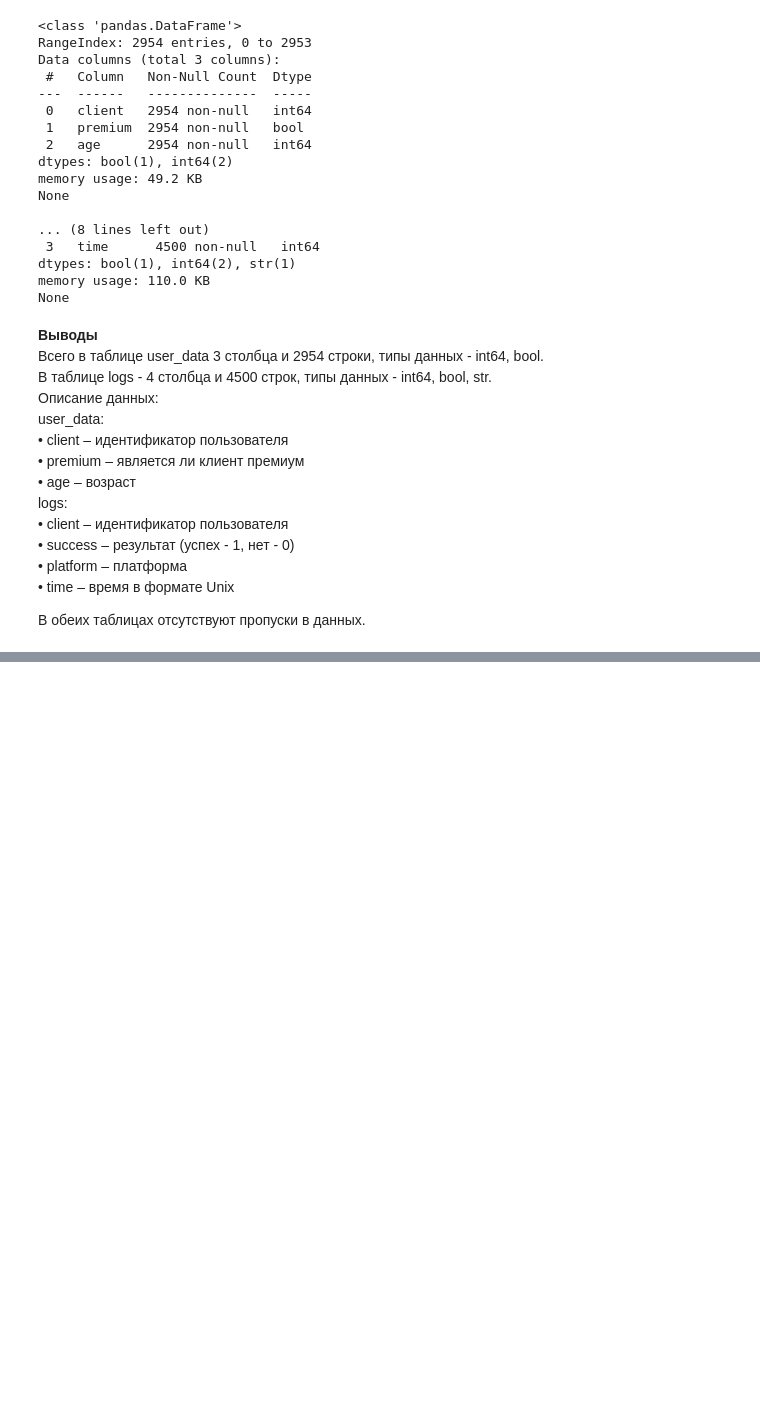
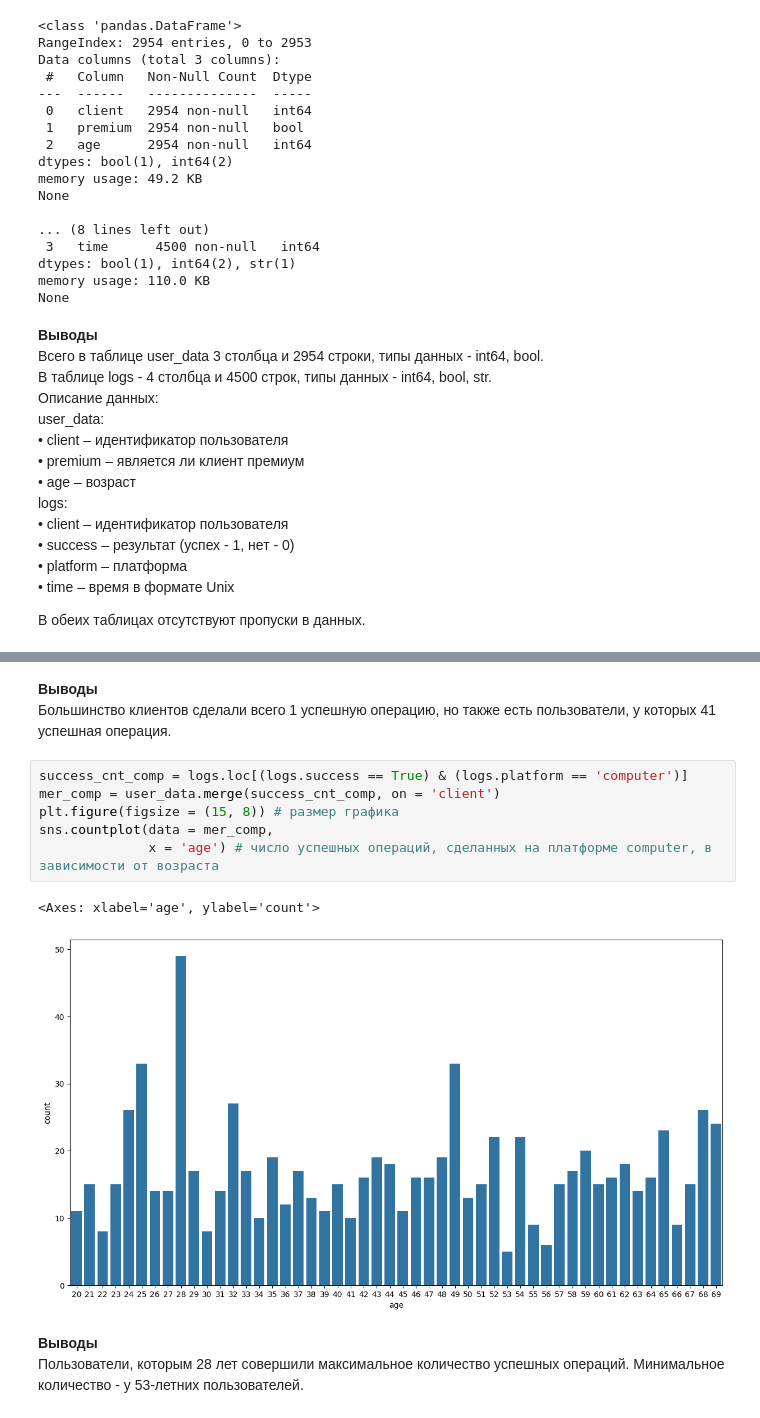
Before and after one commit to olisun-gif/Python, a Jupyter notebook: 3. Пользователи (users_logs).ipynb, the cells around one changed output, grey strips where cells are left out. Drawn from its saved outputs; the diff is of its cells as text; blank space fills up the shorter version.

```diff
--- a/3. Пользователи (users_logs).ipynb
+++ b/3. Пользователи (users_logs).ipynb
@@ -74,0 +134,15 @@ print(succ)
+# %% [markdown]
+<b>Выводы</b>
+Большинство клиентов сделали всего 1 успешную операцию, но также есть пользователи, у которых 41 успешная операция.
+# %%
+success_cnt_comp = logs.loc[(logs.success == True) & (logs.platform == 'computer')]
+mer_comp = user_data.merge(success_cnt_comp, on = 'client')
+plt.figure(figsize = (15, 8)) # размер графика
+sns.countplot(data = mer_comp,
+              x = 'age') # число успешных операций, сделанных на платформе computer, в зависимости от возраста
+# %% [output]
+<Axes: xlabel='age', ylabel='count'>
+[figure, added]
+# %% [markdown]
+<b>Выводы</b>
+Пользователи, которым 28 лет совершили максимальное количество успешных операций. Минимальное количество - у 53-летних пользователей.
```
Also changed, not shown: parts of 9 cells of this notebook.
